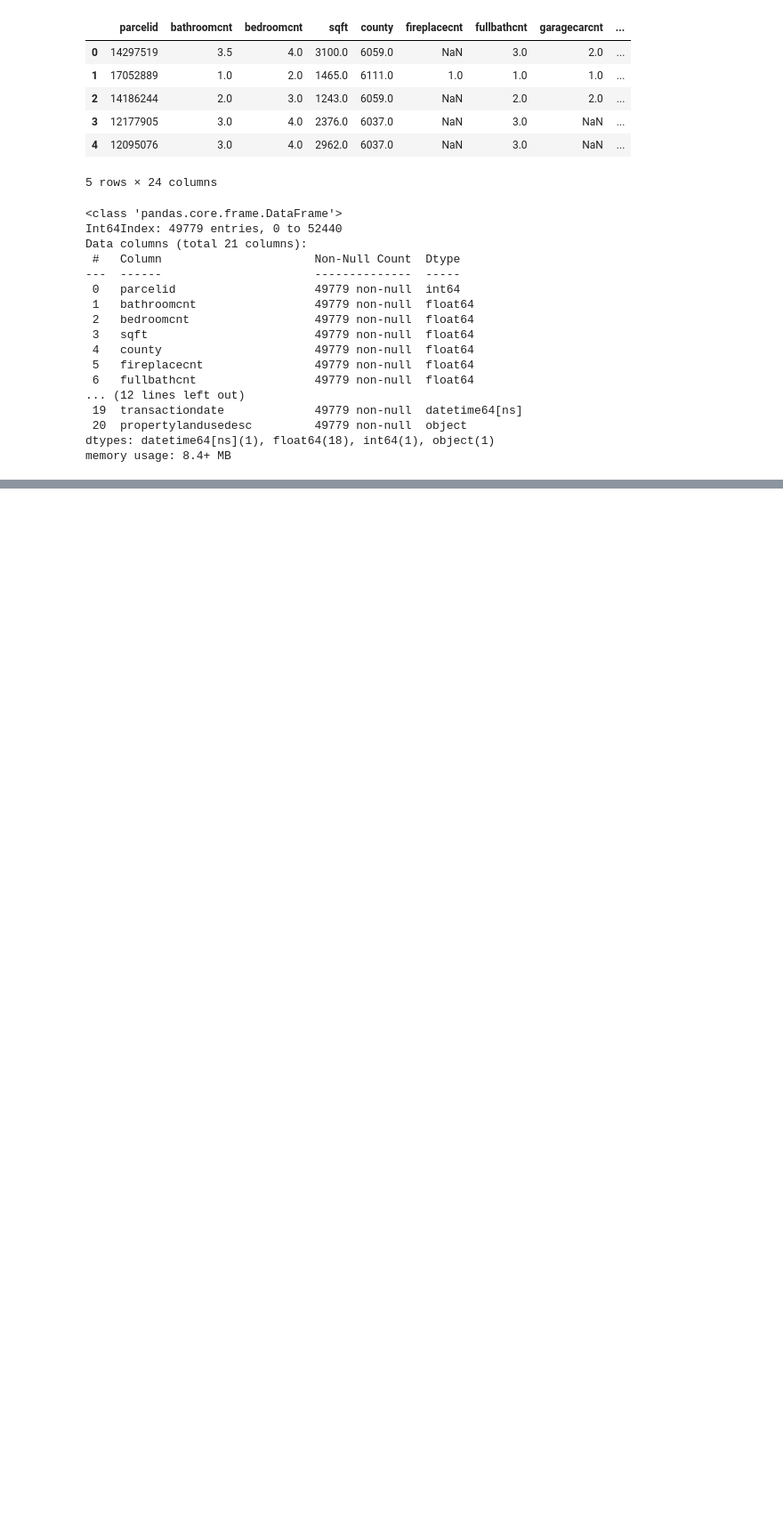
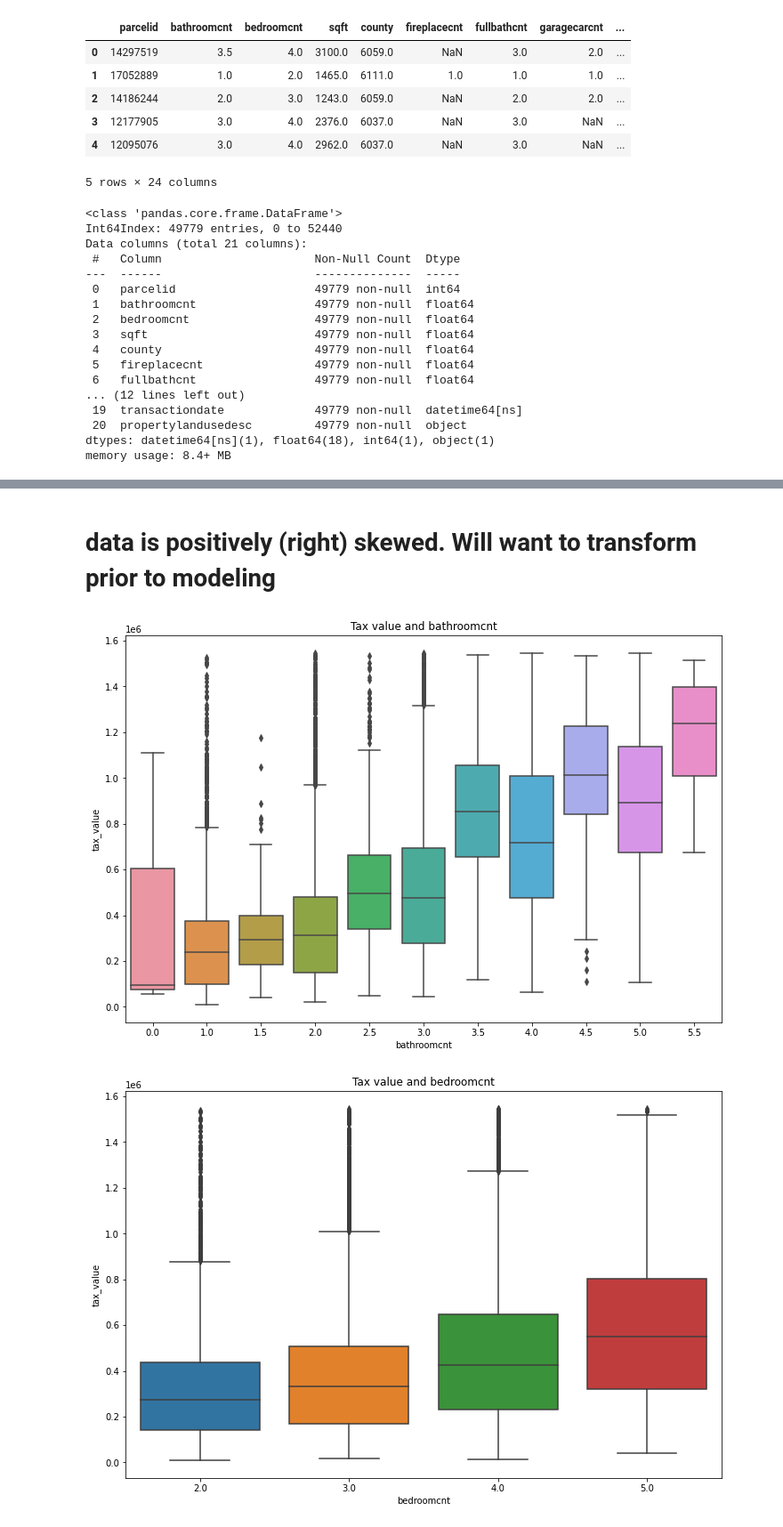
Before and after one commit to DanChurchill/regression_project_zillow, a Jupyter notebook: acquire_prepare_draft.ipynb, the cells around one changed output, grey strips where cells are left out. Shown at 89% size. Drawn from its saved outputs; the diff is of its cells as text; code cells hidden in the pictures; blank space fills up the shorter version.

```diff
--- a/acquire_prepare_draft.ipynb
+++ b/acquire_prepare_draft.ipynb
@@ -166,0 +242,19 @@ memory usage: 8.4+ MB
+# %% [markdown]
+# data is positively (right) skewed.  Will want to transform prior to modeling
+# %%
+cat_vars = ['bathroomcnt', 'bedroomcnt', 'county', 'fireplacecnt', 'garagecarcnt',
+            'poolcnt', 'yearbuilt']
+num_vars = ['sqft', 'lotsizesquarefeet']
+
+for cat in cat_vars:
+    plt.figure(figsize=(12,8))
+    plt.title(f'Tax value and {cat}')
+    sns.boxplot(data=train, y='tax_value', x=cat)
+    plt.show()
+
+for num in num_vars:
+    sns.lmplot(data=train, y='tax_value', x=num, height=8, aspect=12/8, hue='county',line_kws={'color':'red'})
+    plt.show()
+# %% [output]
+[figure, added]
+[figure, added]
```
Also changed, not shown: parts of 22 cells of this notebook, 5 other files.
